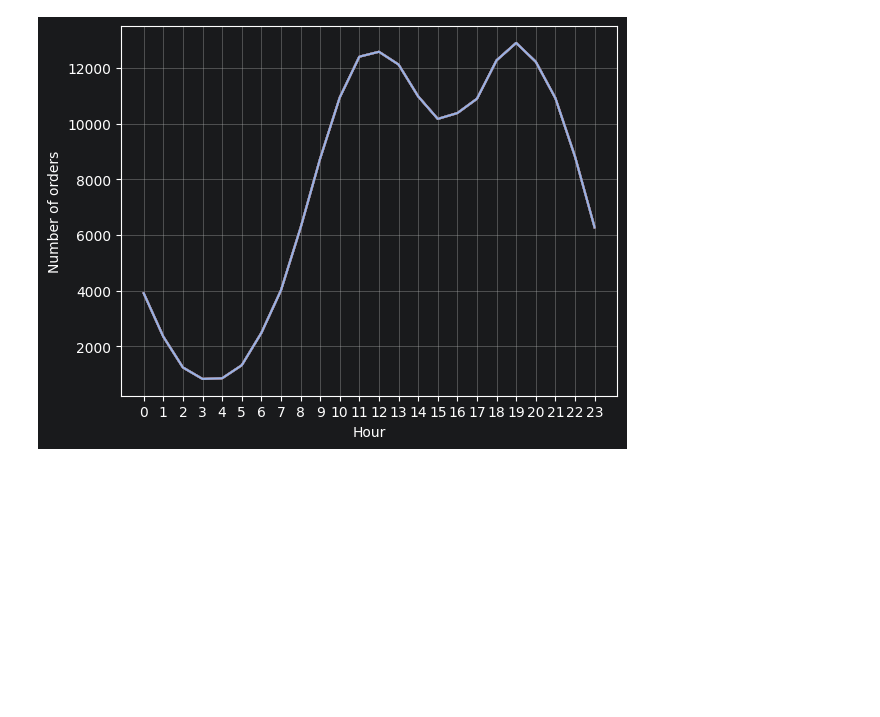
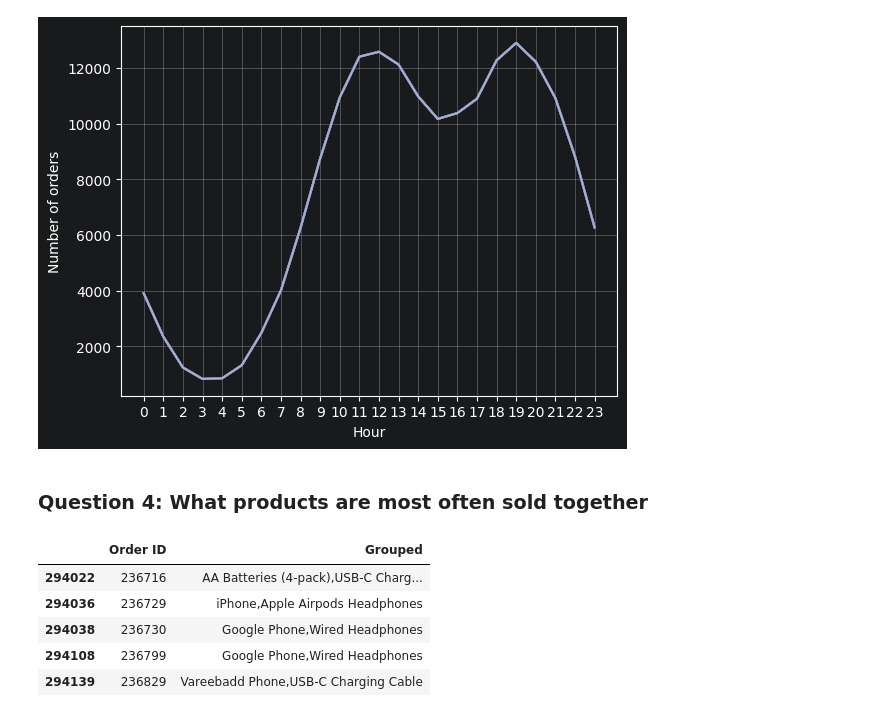
Before and after one commit to empty2145/realworlddatasci, a Jupyter notebook: Analysis.ipynb, the cells around one changed output. Drawn from its saved outputs; the diff is of its cells as text; code cells hidden in the pictures; blank space fills up the shorter version.

```diff
--- a/Analysis.ipynb
+++ b/Analysis.ipynb
@@ -166,3 +166,18 @@ plt.grid()
 plt.show()
 # %% [output]
 [figure]
+# %% [markdown]
+### Question 4: What products are most often sold together
+# %%
+df = all_data[all_data['Order ID'].duplicated(keep=False)]
+
+df['Grouped'] = df.groupby('Order ID')['Product'].transform(lambda x: ','.join(x))
+df = df [['Order ID', 'Grouped']].drop_duplicates()
+df.head()
+# %% [output]
+|  | Order ID | Grouped |
+| 294022 | 236716 | AA Batteries (4-pack),USB-C Charg... |
+| 294036 | 236729 | iPhone,Apple Airpods Headphones |
+| 294038 | 236730 | Google Phone,Wired Headphones |
+| 294108 | 236799 | Google Phone,Wired Headphones |
+| 294139 | 236829 | Vareebadd Phone,USB-C Charging Cable |
```
Also changed, not shown: 1 other file.
